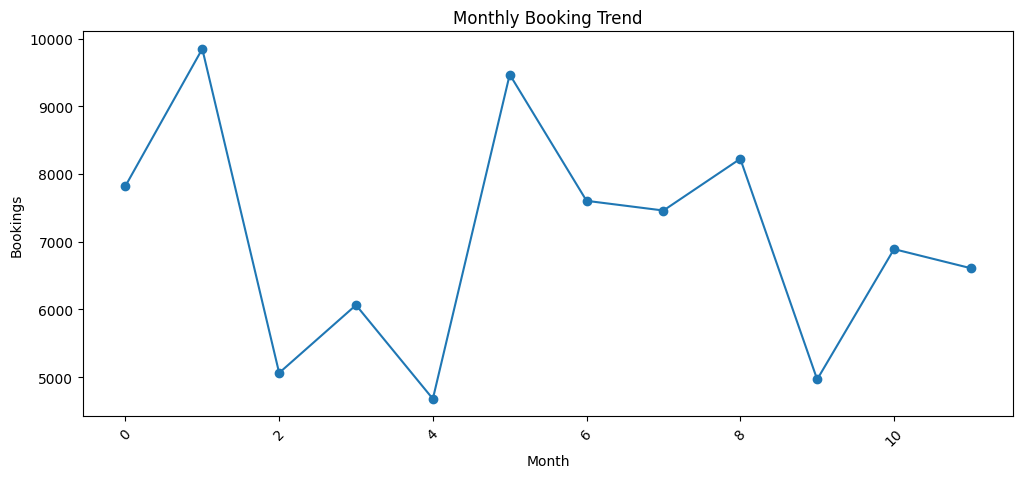
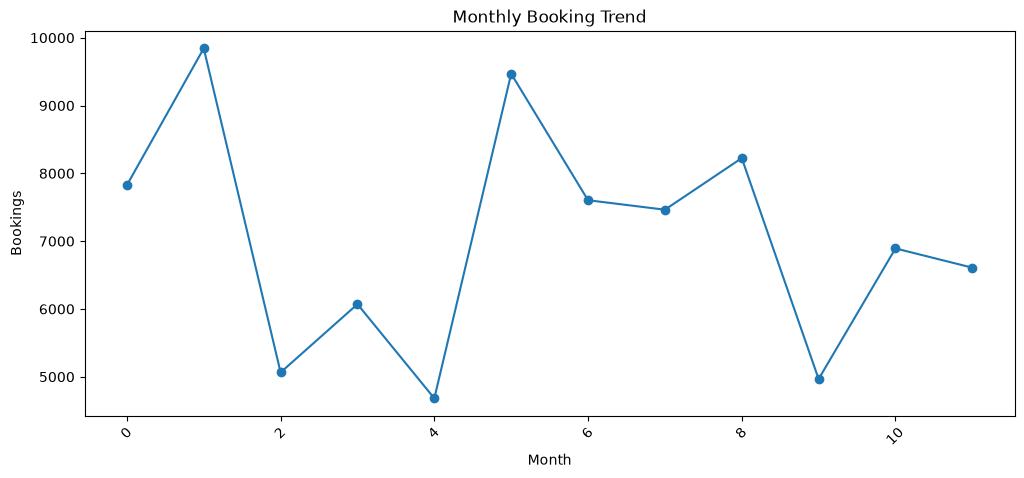
Unified diff of the notebook cell whose output changed from the first chart to the second:
--- before
+++ after
@@ -1,10 +1,17 @@
-#Monthly Booking Trend
+# Monthly Booking Trend
 monthly = df.groupby("arrival_date_month").size()
 
 plt.figure(figsize=(12,5))
-monthly.plot(kind="line",marker="o")
+monthly.plot(kind="line", marker="o")
+
 plt.title("Monthly Booking Trend")
 plt.xlabel("Month")
 plt.ylabel("Bookings")
 plt.xticks(rotation=45)
+
+# Save the chart
+plt.savefig("../flask_app/static/images/monthly_booking_trend.png",
+            dpi=300,
+            bbox_inches="tight")
+
 plt.show()

Commit: Updated Week 08 dashboard and prediction features